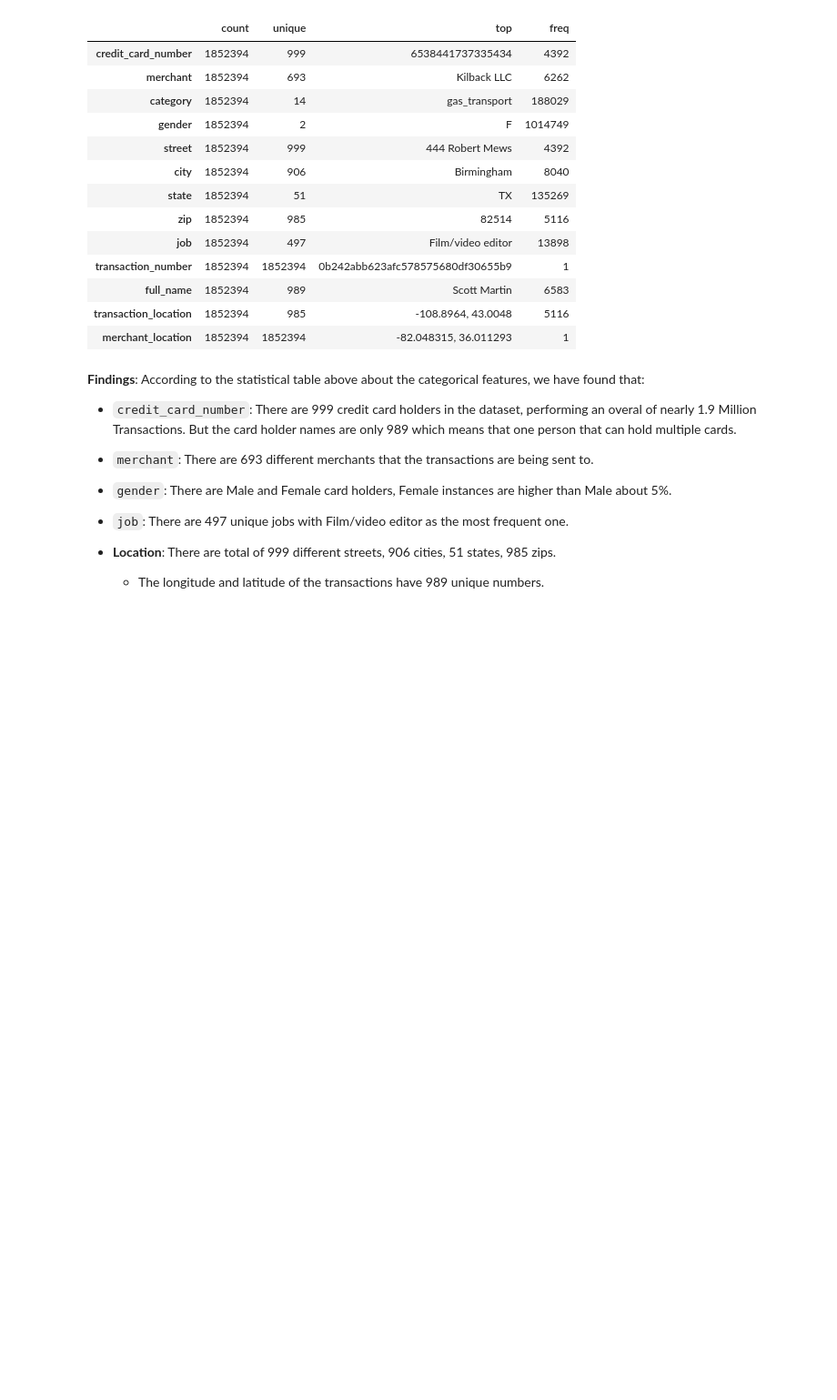
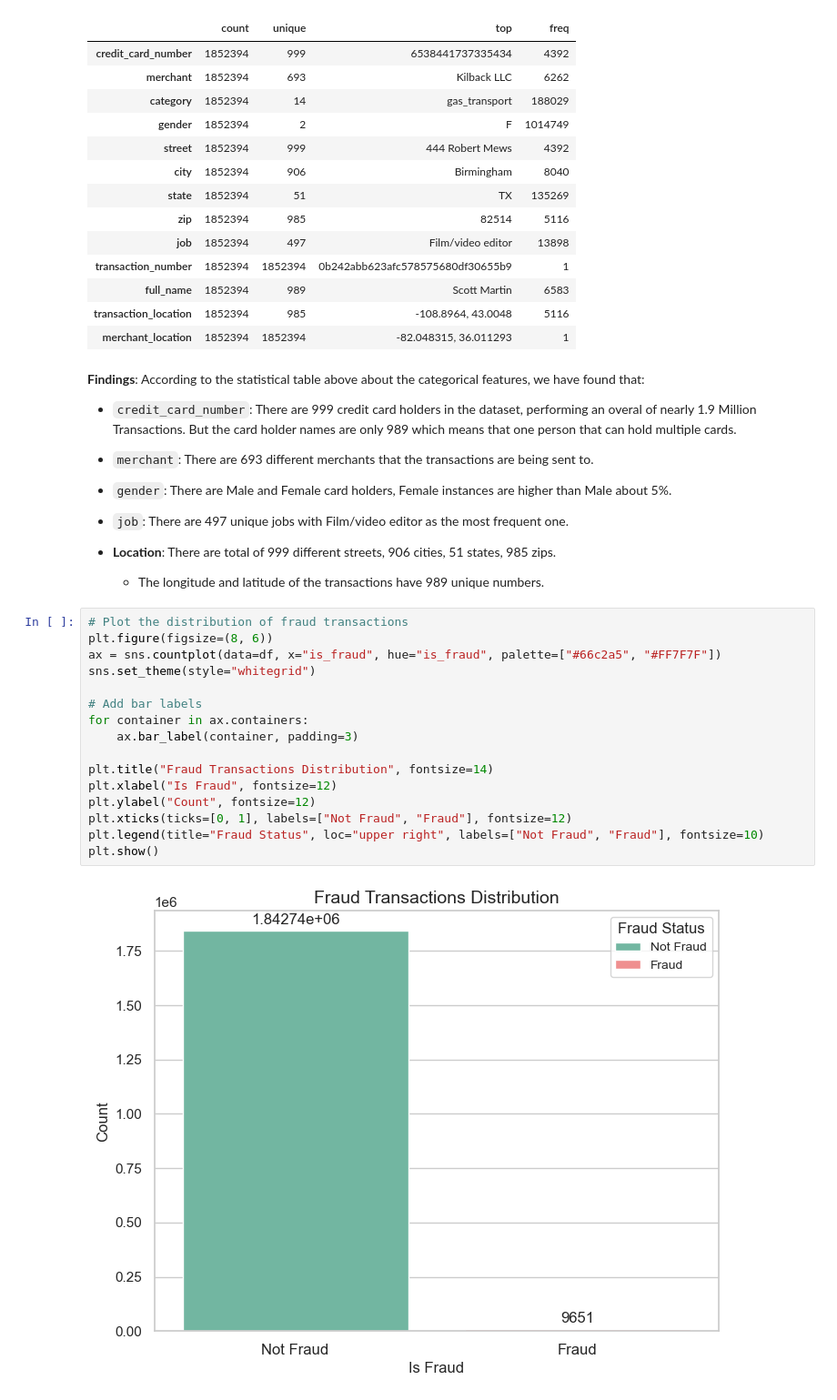
Before and after one commit to Youhorng/credit_card_fraud_prediction, a Jupyter notebook: notebooks/exploratory_data_analysis.ipynb, the cells around one changed output. Shown at 91% size. Cells and saved outputs as stored; diff of their text form; blank space fills up the shorter version.

Commit message:
Add distribution

```diff
--- a/notebooks/exploratory_data_analysis.ipynb
+++ b/notebooks/exploratory_data_analysis.ipynb
@@ -274,3 +274,21 @@ df.describe(include=["object"]).T
 - **Location**: There are total of 999 different streets, 906 cities, 51 states, 985 zips.
 
     - The longitude and latitude of the transactions have 989 unique numbers.
+# %%
+# Plot the distribution of fraud transactions
+plt.figure(figsize=(8, 6))
+ax = sns.countplot(data=df, x="is_fraud", hue="is_fraud", palette=["#66c2a5", "#FF7F7F"])
+sns.set_theme(style="whitegrid")
+
+# Add bar labels
+for container in ax.containers:
+    ax.bar_label(container, padding=3)
+
+plt.title("Fraud Transactions Distribution", fontsize=14)
+plt.xlabel("Is Fraud", fontsize=12)
+plt.ylabel("Count", fontsize=12)
+plt.xticks(ticks=[0, 1], labels=["Not Fraud", "Fraud"], fontsize=12)
+plt.legend(title="Fraud Status", loc="upper right", labels=["Not Fraud", "Fraud"], fontsize=10)
+plt.show()
+# %% [output]
+[figure, added]
```
Also changed, not shown: parts of 2 cells of this notebook.
